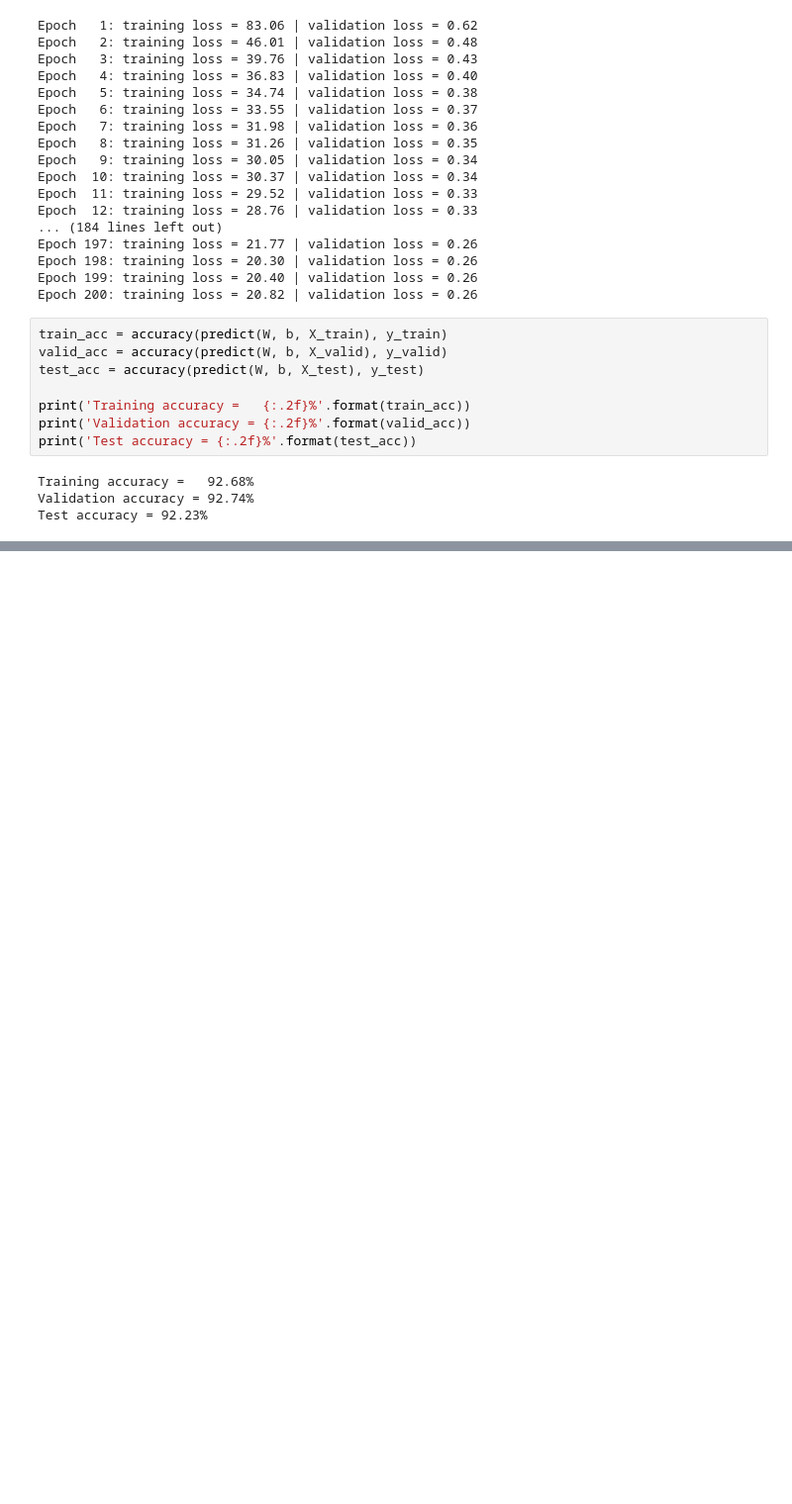
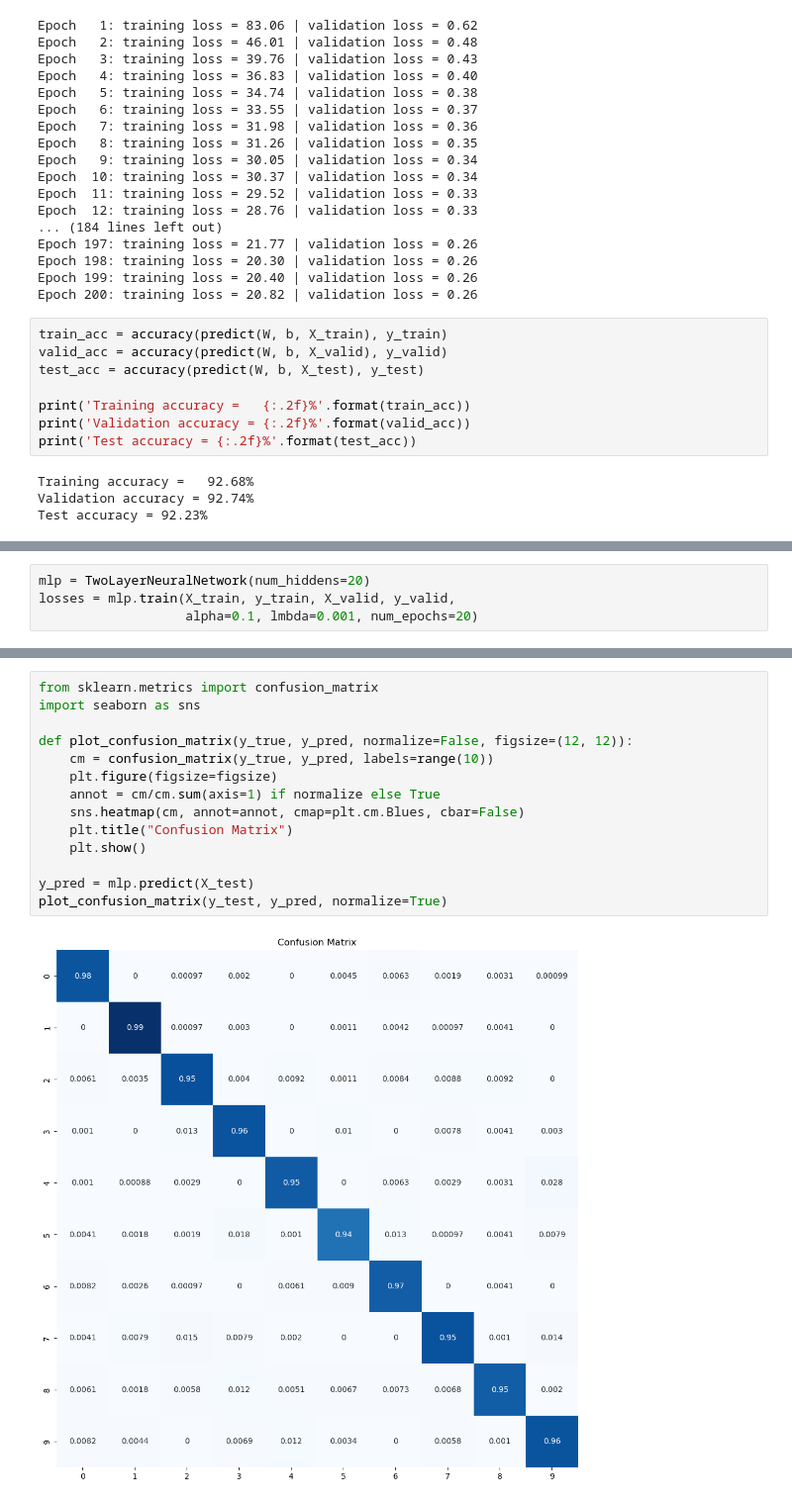
Before and after one commit to MORTAZAD66/ML_Practice, a Jupyter notebook: NN/NN-Demo.ipynb, the cells around one changed output, grey strips where cells are left out. Shown at 99% size. Drawn from its saved outputs; the diff is of its cells as text; blank space fills up the shorter version.

```diff
--- a/NN/NN-Demo.ipynb
+++ b/NN/NN-Demo.ipynb
@@ -229,0 +365,4 @@ Test accuracy = 92.23%
+# %%
+mlp = TwoLayerNeuralNetwork(num_hiddens=20)
+losses = mlp.train(X_train, y_train, X_valid, y_valid,
+                   alpha=0.1, lmbda=0.001, num_epochs=20)
@@ -229,0 +411,16 @@ Test accuracy = 92.23%
+# %%
+from sklearn.metrics import confusion_matrix
+import seaborn as sns
+
+def plot_confusion_matrix(y_true, y_pred, normalize=False, figsize=(12, 12)):
+    cm = confusion_matrix(y_true, y_pred, labels=range(10))
+    plt.figure(figsize=figsize)
+    annot = cm/cm.sum(axis=1) if normalize else True
+    sns.heatmap(cm, annot=annot, cmap=plt.cm.Blues, cbar=False)
+    plt.title("Confusion Matrix")
+    plt.show()
+
+y_pred = mlp.predict(X_test)
+plot_confusion_matrix(y_test, y_pred, normalize=True)
+# %% [output]
+[figure, added]
```
Also changed, not shown: parts of 11 cells of this notebook.
